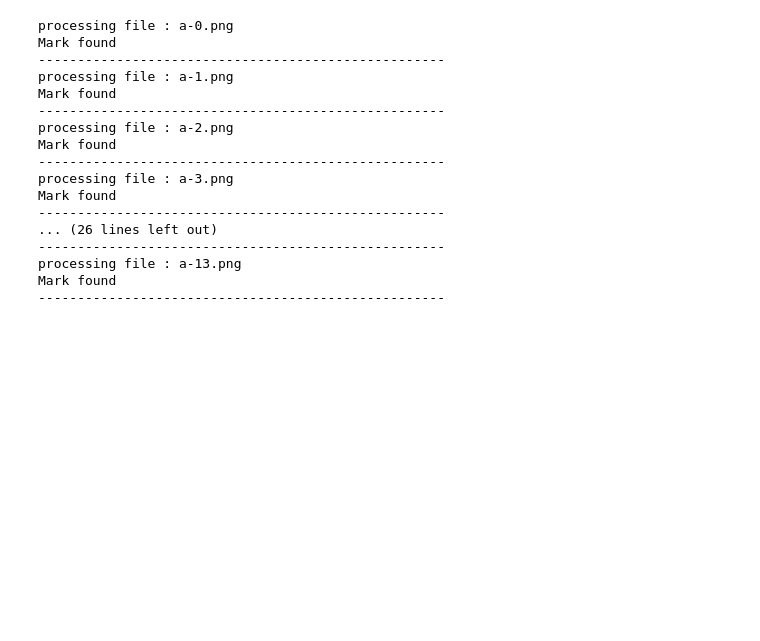
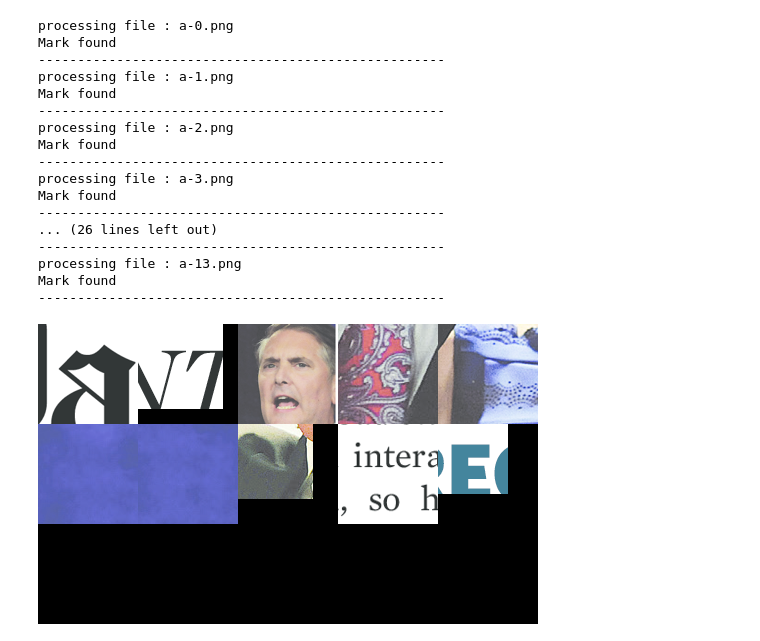
Before and after one commit to DietzscheNostoevsky/Learning-Python, a Jupyter notebook: UoM_Specializations/P3_C5_Python Projectpillow tesseract and opencv/final_project/project_testing.ipynb, the cells around one changed output. Saved outputs shown, nothing was run; the diff lists cells and outputs as text; code cells hidden in the pictures; blank space fills up the shorter version.

Commit message:
differnt threshold check

```diff
--- a/UoM_Specializations/P3_C5_Python Projectpillow tesseract and opencv/final_project/project_testing.ipynb
+++ b/UoM_Specializations/P3_C5_Python Projectpillow tesseract and opencv/final_project/project_testing.ipynb
@@ -147,3 +148,12 @@ def contactsheet_faces(face_coordinates, file_with_faces):
             x = x+first_image.width
 
     return contact_sheet
+# %%
+# testing functions to generate contact hseet from a given file and threshold
+
+imagefiledir = 'readonly/small_img/a-0.png'
+testing_threshold = 100
+
+display(contactsheet_faces(face_coordinate_generator(imagefiledir,testing_threshold),Image.open(imagefiledir)))
+# %% [output]
+[figure, added]
```
Also changed, not shown: parts of 3 cells of this notebook.
